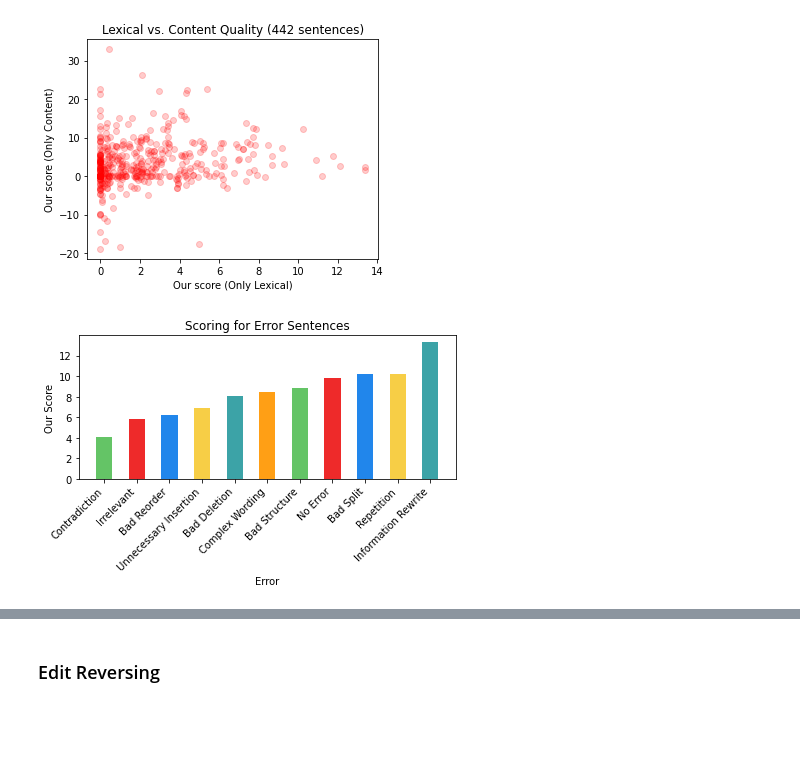
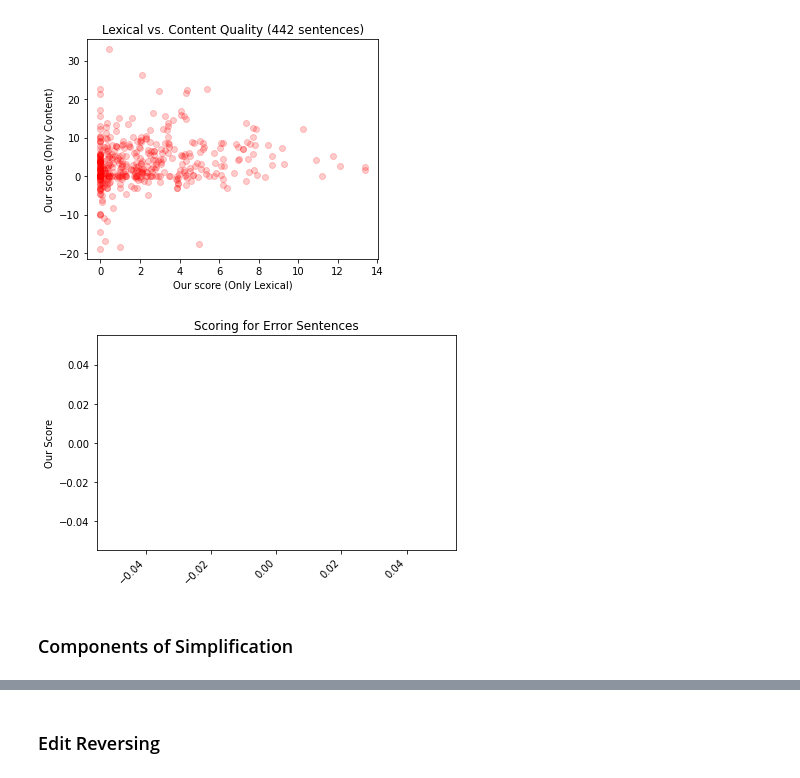
Before and after one commit to Yao-Dou/ts-annotation-tool, a Jupyter notebook: data/analysis/sensitivity.ipynb, the cells around one changed output, grey strips where cells are left out. Saved outputs shown, nothing was run; the diff lists cells and outputs as text; code cells hidden in the pictures; blank space fills up the shorter version.

```diff
--- a/data/analysis/sensitivity.ipynb
+++ b/data/analysis/sensitivity.ipynb
@@ -109,5 +109,5 @@ data = [
 from utils.all import *
 from scipy.stats import kendalltau, pearsonr, spearmanr
 
-data = load_data('../annotated', batch_num=[1, 2, 3, 4], preprocess=True)
+data = load_data('../annotated', batch_num=[5, 6], preprocess=True) # [1, 2, 3, 4]
 # %% [output]
@@ -404,22 +397,23 @@ plt.show()
 # %%
 class Tmp(Enum):
     NO_ERROR = 'No Error'
 
 error_segmentation = {}
 for error in Error:
     error_segmentation[error] = [s for s in scores if error in s['errors']]
 error_segmentation[Tmp.NO_ERROR] = [s for s in scores if len(s['errors']) == 0]
 
 pts = []
 pts += [(error, avg([s['our_score_quality'] for s in error_segmentation[error]])) for error in error_segmentation.keys()]
 pts = sorted([p for p in pts if p[1] != 0], key=lambda x: x[1])
 
 fig, ax = plt.subplots(figsize=(6, 4))
 ax.bar([p[0].value for p in pts], [p[1] for p in pts], width, color=[color_mapping[label] for label in edit_type_labels])
 plt.xticks(rotation=45, ha="right")
-ax.set_xlabel('Error')
 ax.set_ylabel('Our Score')
 ax.set_title('Scoring for Error Sentences')
 plt.show()
 # %% [output]
-[figure, old version]
+[figure, new version]
+# %% [markdown]
+### Components of Simplification
```
Also changed, not shown: parts of 6 cells of this notebook, 3 other files.
